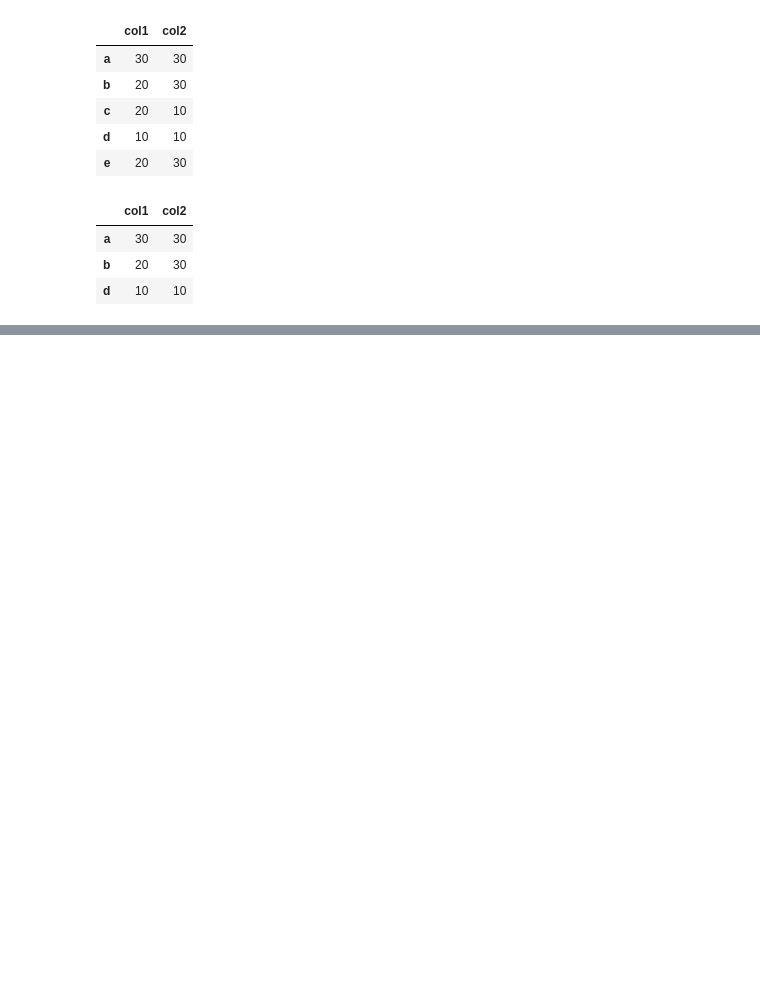
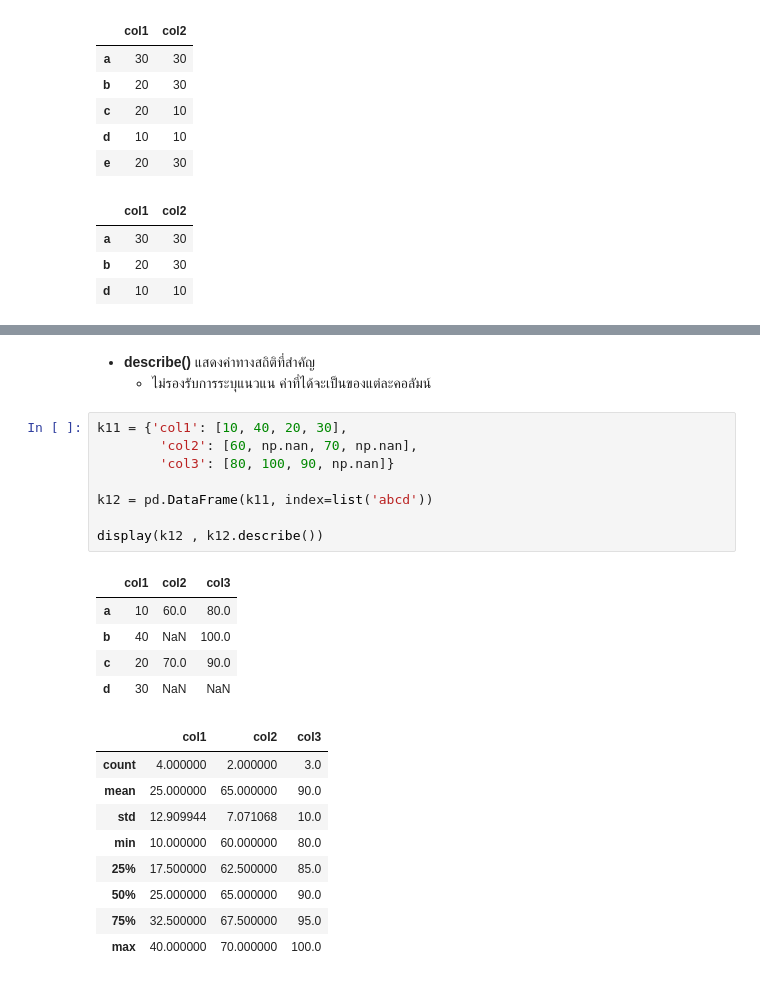
Before and after one commit to redrosekana/Python-Data-Science, a Jupyter notebook: panda-dataframe/main2.ipynb, the cells around one changed output, grey strips where cells are left out. Cells and saved outputs as stored; diff of their text form; blank space fills up the shorter version.

```diff
--- a/panda-dataframe/main2.ipynb
+++ b/panda-dataframe/main2.ipynb
@@ -576,0 +1012,26 @@ c13.truncate(before='c', after='e')
+# %% [markdown]
+- **describe()** แสดงค่าทางสถิติที่สำคัญ
+    - ไม่รองรับการระบุแนวแน ค่าที่ได้จะเป็นของแต่ละคอลัมน์
+# %%
+k11 = {'col1': [10, 40, 20, 30],
+        'col2': [60, np.nan, 70, np.nan],
+        'col3': [80, 100, 90, np.nan]}
+
+k12 = pd.DataFrame(k11, index=list('abcd'))
+
+display(k12 , k12.describe())
+# %% [output]
+|  | col1 | col2 | col3 |
+| a | 10 | 60.0 | 80.0 |
+| b | 40 | NaN | 100.0 |
+| c | 20 | 70.0 | 90.0 |
+| d | 30 | NaN | NaN |
+|  | col1 | col2 | col3 |
+| count | 4.000000 | 2.000000 | 3.0 |
+| mean | 25.000000 | 65.000000 | 90.0 |
+| std | 12.909944 | 7.071068 | 10.0 |
+| min | 10.000000 | 60.000000 | 80.0 |
+| 25% | 17.500000 | 62.500000 | 85.0 |
+| 50% | 25.000000 | 65.000000 | 90.0 |
+| 75% | 32.500000 | 67.500000 | 95.0 |
+| max | 40.000000 | 70.000000 | 100.0 |
```
Also changed, not shown: parts of 46 cells of this notebook.
